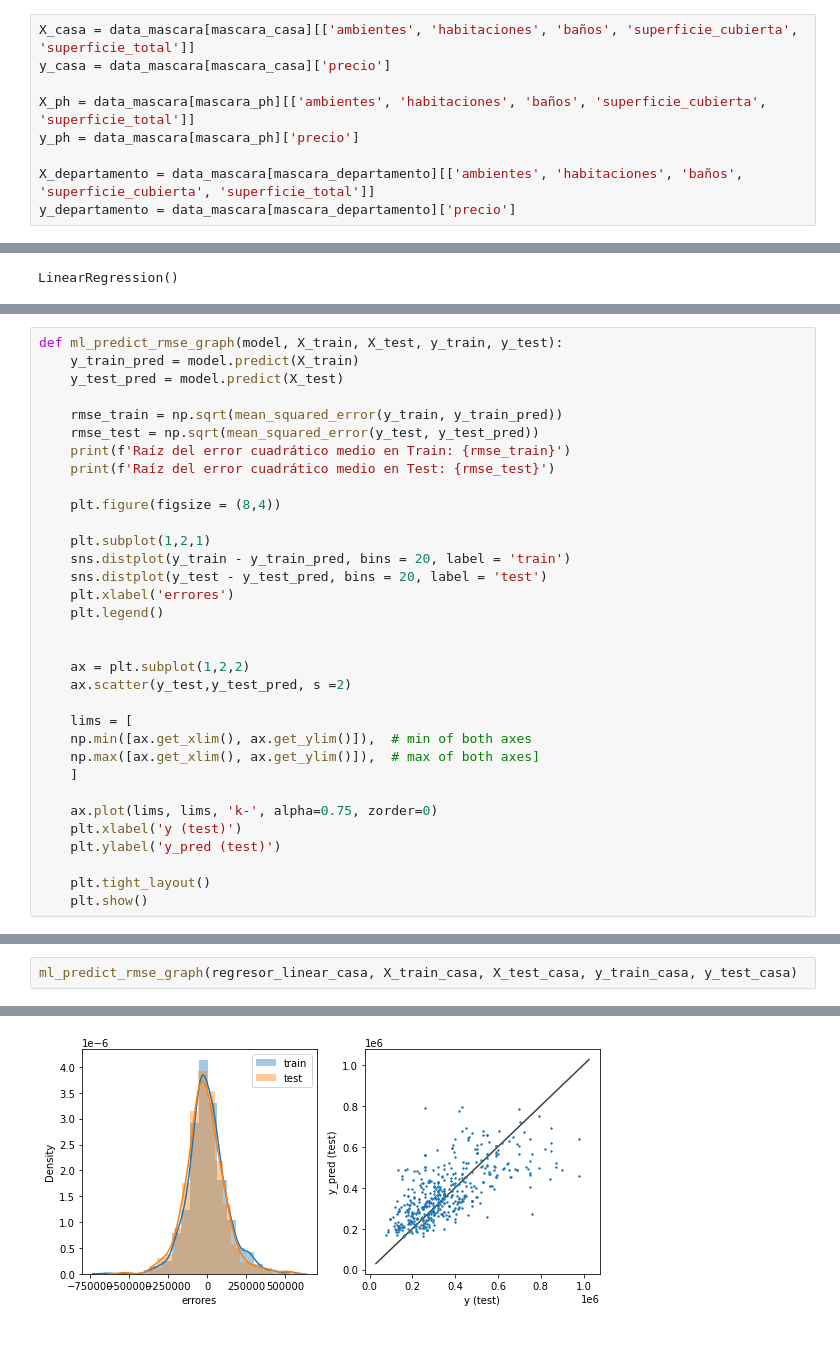
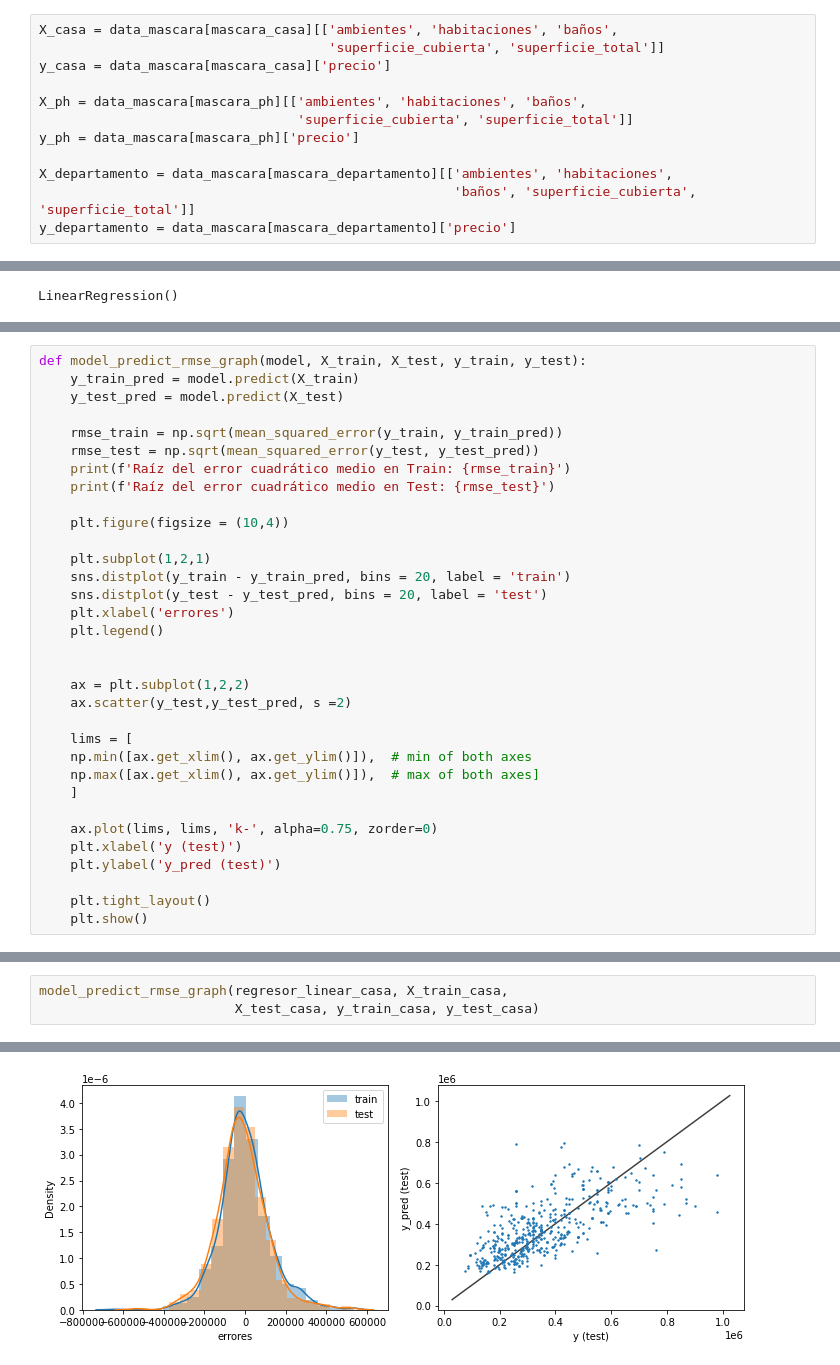
Before and after one commit to lucho64/Proyecto-01-DataScience-LucianoGil, a Jupyter notebook: Proyecto-01/Luciano_Gil_Proyecto_01.ipynb, the cells around one changed output, grey strips where cells are left out. Drawn from its saved outputs; the diff is of its cells as text.

```diff
--- a/Proyecto-01/Luciano_Gil_Proyecto_01.ipynb
+++ b/Proyecto-01/Luciano_Gil_Proyecto_01.ipynb
@@ -322,13 +322,16 @@ def split_de_datos(features, objetivo):
 # %% [markdown]
 Definimos los features para todas las propiedades con sus respectivas máscaras.
 # %%
-X_casa = data_mascara[mascara_casa][['ambientes', 'habitaciones', 'baños', 'superficie_cubierta', 'superficie_total']]
+X_casa = data_mascara[mascara_casa][['ambientes', 'habitaciones', 'baños',
+                                     'superficie_cubierta', 'superficie_total']]
 y_casa = data_mascara[mascara_casa]['precio']
 
-X_ph = data_mascara[mascara_ph][['ambientes', 'habitaciones', 'baños', 'superficie_cubierta', 'superficie_total']]
+X_ph = data_mascara[mascara_ph][['ambientes', 'habitaciones', 'baños',
+                                 'superficie_cubierta', 'superficie_total']]
 y_ph = data_mascara[mascara_ph]['precio']
 
-X_departamento = data_mascara[mascara_departamento][['ambientes', 'habitaciones', 'baños', 'superficie_cubierta', 'superficie_total']]
+X_departamento = data_mascara[mascara_departamento][['ambientes', 'habitaciones',
+                                                     'baños', 'superficie_cubierta', 'superficie_total']]
 y_departamento = data_mascara[mascara_departamento]['precio']
 # %% [markdown]
 Usamos la funcion creada para obtener los distintos test split para cada tipo de propiedad
@@ -353,5 +358,5 @@ LinearRegression()
 # %%
-def ml_predict_rmse_graph(model, X_train, X_test, y_train, y_test):
+def model_predict_rmse_graph(model, X_train, X_test, y_train, y_test):
     y_train_pred = model.predict(X_train)
     y_test_pred = model.predict(X_test)
 
@@ -360,7 +365,7 @@ def ml_predict_rmse_graph(model, X_train, X_test, y_train, y_test):
     print(f'Raíz del error cuadrático medio en Train: {rmse_train}')
     print(f'Raíz del error cuadrático medio en Test: {rmse_test}')
 
-    plt.figure(figsize = (8,4))
+    plt.figure(figsize = (10,4))
 
     plt.subplot(1,2,1)
     sns.distplot(y_train - y_train_pred, bins = 20, label = 'train')
@@ -386,7 +393,8 @@ def ml_predict_rmse_graph(model, X_train, X_test, y_train, y_test):
 # %%
-ml_predict_rmse_graph(regresor_linear_casa, X_train_casa, X_test_casa, y_train_casa, y_test_casa)
+model_predict_rmse_graph(regresor_linear_casa, X_train_casa,
+                         X_test_casa, y_train_casa, y_test_casa)
 # %% [output]
 Raíz del error cuadrático medio en Train: 125842.04963295213
 Raíz del error cuadrático medio en Test: 126457.34422427526
-[figure, old version]
+[figure, new version]
 # %%
```
Also changed, not shown: parts of 22 cells of this notebook.
